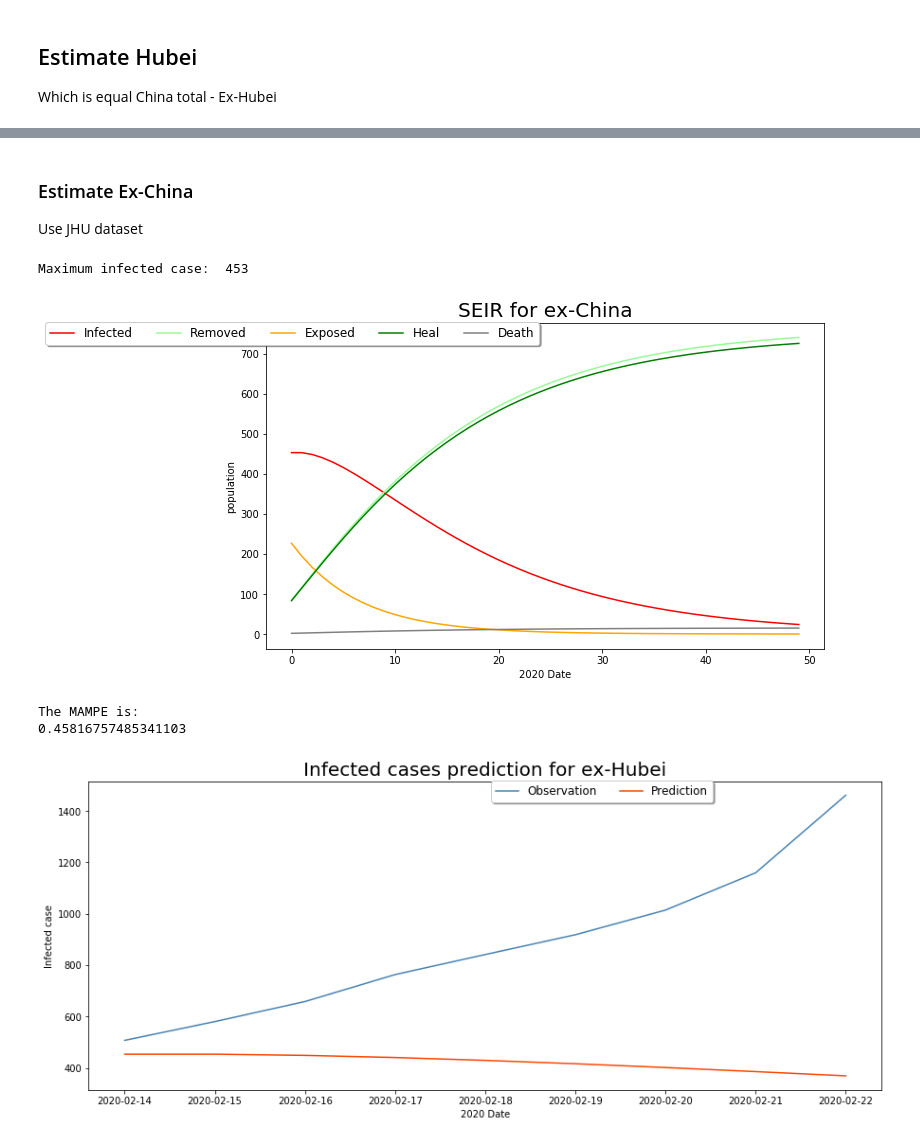
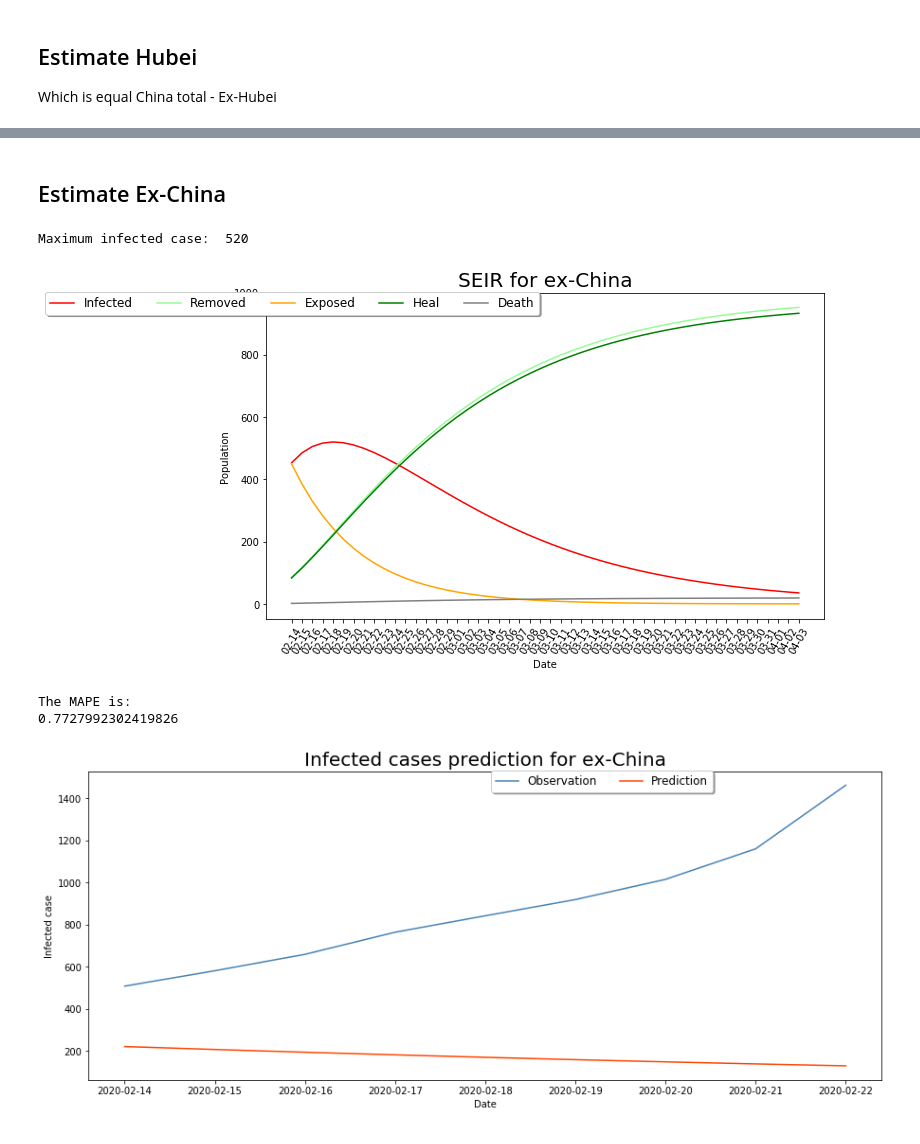
Before and after one commit to docligot/CoronaTracker-simulteModel, a Jupyter notebook: mcmc_SEIR/Forecast_by_MCMC_SEIR.ipynb, the cells around one changed output, grey strips where cells are left out. Saved outputs shown, nothing was run; the diff lists cells and outputs as text; code cells hidden in the pictures.

```diff
--- a/mcmc_SEIR/Forecast_by_MCMC_SEIR.ipynb
+++ b/mcmc_SEIR/Forecast_by_MCMC_SEIR.ipynb
@@ -82,5 +110,23 @@ population = China_population
+# %%
+est_beta = 1867.1/China_population # 1867.1 force of infection/N -> based on MCMC result
+
+incubation_duration = 7 # based on paper (which is based on SARS's incubation period)
+serial_interval = 21
+infectious_duration = serial_interval - incubation_duration
+
+rateAl = 1/incubation_duration #incubation rate
+rateIR = 1/infectious_duration # recovery rate
 # %%
 result = run_SEIR(Est_beta = est_beta, econ=50, E0=E0, R0=R0, I0 = I0, population=China_population,
              rateIR=1/14, rateAl = 1/7,
-             title = 'SEIR for China total', death_rate=0.02, show_Sus = False)
+             title = 'SEIR for China total', death_rate=0.02, show_Sus = False,\
+                  starting_point = China_total['Date'].max()+datetime.timedelta(days=1))
+result['Date'] = list((China_total['Date'].min() + datetime.timedelta(days=x)).strftime('%Y-%m-%d') for x in range(50))
+
+"""
+Calculate MAPE test score using SEIR model result
+"""
+test = SIR_data[SIR_data['Date'] >= datetime.datetime(2020, 2, 14)]
+test = test[test['Country']=='China'].groupby('Date').agg({'Confirmed':'sum','R':'sum','I':'sum'}).reset_index()
+plot_test_data_with_MAPE(test, result, 'Infected cases prediction for China total')
 # %% [output]
@@ -154,3 +217,2 @@ The MAMPE is:
 # %% [markdown]
-### Estimate Ex-China
-Use JHU dataset
+## Estimate Ex-China
@@ -161,49 +219,38 @@ est_beta = 51.2/population # based on MCMC result
 # %%
-## Load data
-df = pd.read_csv("../data/daily_time_series_data_JHU.csv").rename(columns={"Date": "date"})
+# Ex-China data preparation
 
-"""
-Data Cleaning
-"""
-df['date'] = pd.to_datetime(df['date'], dayfirst=True)
-
-first_day = datetime.datetime(2019, 12, 8) # the time when detected the first case (2019-12-08)
-df['Days'] = (df['date'] - first_day).dt.days
-
-## Dataset preperation
-df['R'] = df['Deaths'] + df['Recovered']
-df["I"] = df['Confirmed'] - df['R'] # net confirmed case
-SIR_data = df[['date', 'Days','Country','Province','I','R']]
-Sum_country = SIR_data.groupby(['Country','date','Days'])['I', 'R'].sum().reset_index()
-
-NotChina_df = SIR_data[SIR_data['Country'] != 'China']
-NotChina_df = NotChina_df.groupby(['date','Days'])['I', 'R'].sum().reset_index()
-# ex-China total
-# Use data before 2020-02-14 for train model
-NotChina = NotChina_df[NotChina_df['date'] < datetime.datetime(2020, 2, 14)]
-
-
+SIR_data_train = SIR_data[SIR_data['Date'] < datetime.datetime(2020, 2, 14)]
+NotChina_train = SIR_data_train[SIR_data_train['Country']!='China'].groupby('Date')\
+            .agg({'Confirmed':'sum','R':'sum','I':'sum'}).reset_index()
 """
 parameter for SEIR model
 """
+world_population = 7000000000 - China_population # assumption
+population = world_population
+est_beta = 47/population # based on MCMC result
+
 ## use the last observation as the initial point in the new SEIR model
-I0 = list(NotChina['I'])[-1]
-R0 = list(NotChina['R'])[-1]
-E0 = list(NotChina['I'])[-1] * 1/2 # suppose the number of exposed cases outside China
+I0 = list(NotChina_train['I'])[-1]
+R0 = list(NotChina_train['R'])[-1]
+E0 = list(NotChina_train['I'])[-2] # suppose the number of exposed cases outside China
 S0 = population - I0 - E0 - R0
 
 result3 = run_SEIR(Est_beta = est_beta, econ=50, E0=E0, R0=R0, I0 = I0, population=population,
              rateIR=1/14, rateAl = 1/7,
-             title = 'SEIR for ex-China', death_rate=0.02, show_Sus = False)
+             title = 'SEIR for ex-China', death_rate=0.02, show_Sus = False,\
+                  starting_point = NotChina_train['Date'].max()+datetime.timedelta(days=1))
+
+result3['Date'] = list((NotChina_train['Date'].min() + datetime.timedelta(days=x)).strftime('%Y-%m-%d') for x in range(50))
 
 """
 Calculate MAPE test score using SEIR model result
 """
-test = NotChina_df[NotChina_df['date'] >= datetime.datetime(2020, 2, 14)]
-plot_test_data_with_MAPE(test, result3, 'Infected cases prediction for ex-Hubei')
+test = SIR_data[SIR_data['Date'] >= datetime.datetime(2020, 2, 14)]
+test = test[test['Country']!='China'].groupby('Date').agg({'Confirmed':'sum','R':'sum','I':'sum'}).reset_index()
+plot_test_data_with_MAPE(test, result3, 'Infected cases prediction for ex-China')
 # %% [output]
-Maximum infected case:  453
+Maximum infected case:  520
-[figure, old version]
+[figure, new version]
-The MAMPE is:
-0.45816757485341103
+The MAPE is:
+0.7727992302419826
-[figure, old version]
+[figure, new version]
```
Also changed, not shown: parts of 12 cells of this notebook, 3 other files.
